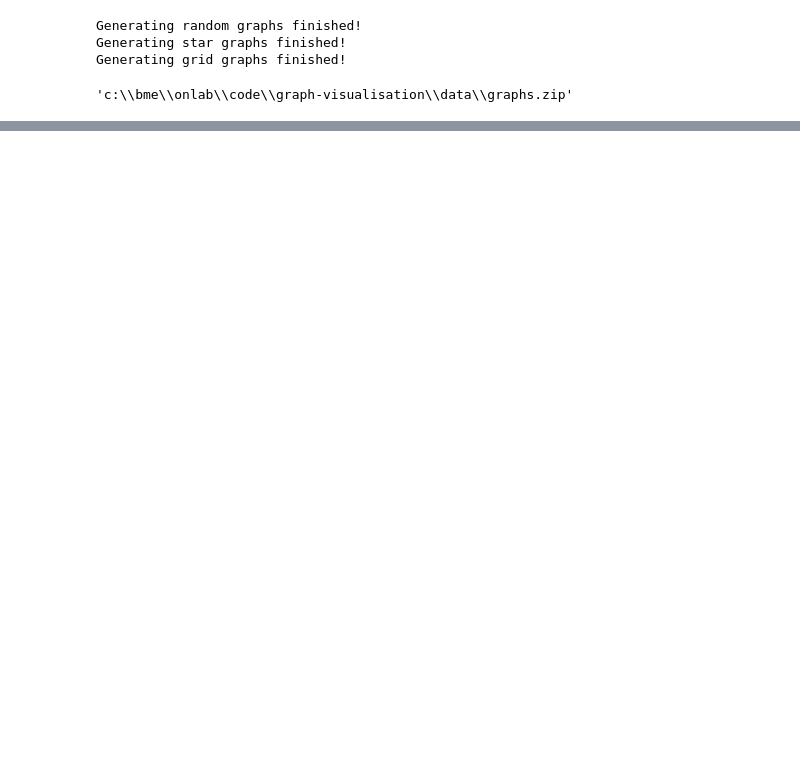
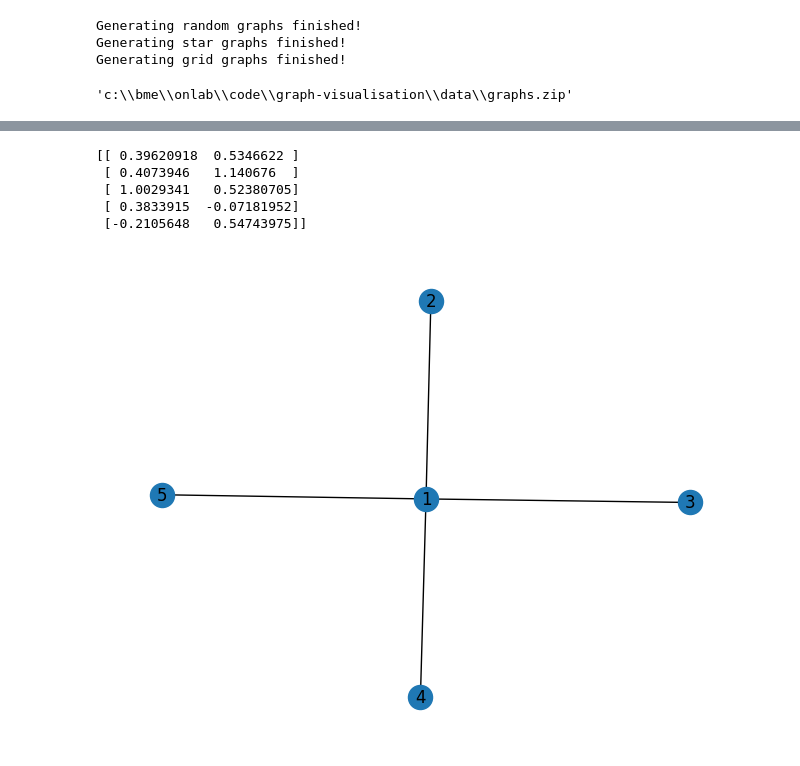
Before and after one commit to maya2d26/graph-visualisation, a Jupyter notebook: notebooks/Data.ipynb, the cells around one changed output, grey strips where cells are left out. Drawn from its saved outputs; the diff is of its cells as text; code cells hidden in the pictures; blank space fills up the shorter version.

```diff
--- a/notebooks/Data.ipynb
+++ b/notebooks/Data.ipynb
@@ -35,0 +70,12 @@ shutil.make_archive('../data/graphs', 'zip', gen.GRAPH_FOLDER)
+# %%
+pos = vis.fruchterman_reingold(G)
+print(pos)
+pos = dict(zip(G, pos))
+nx.draw(G, pos= pos,with_labels = True)
+# %% [output]
+[[ 0.39620918  0.5346622 ]
+ [ 0.4073946   1.140676  ]
+ [ 1.0029341   0.52380705]
+ [ 0.3833915  -0.07181952]
+ [-0.2105648   0.54743975]]
+[figure, added]
```
Also changed, not shown: parts of 10 cells of this notebook, 5 other files.
